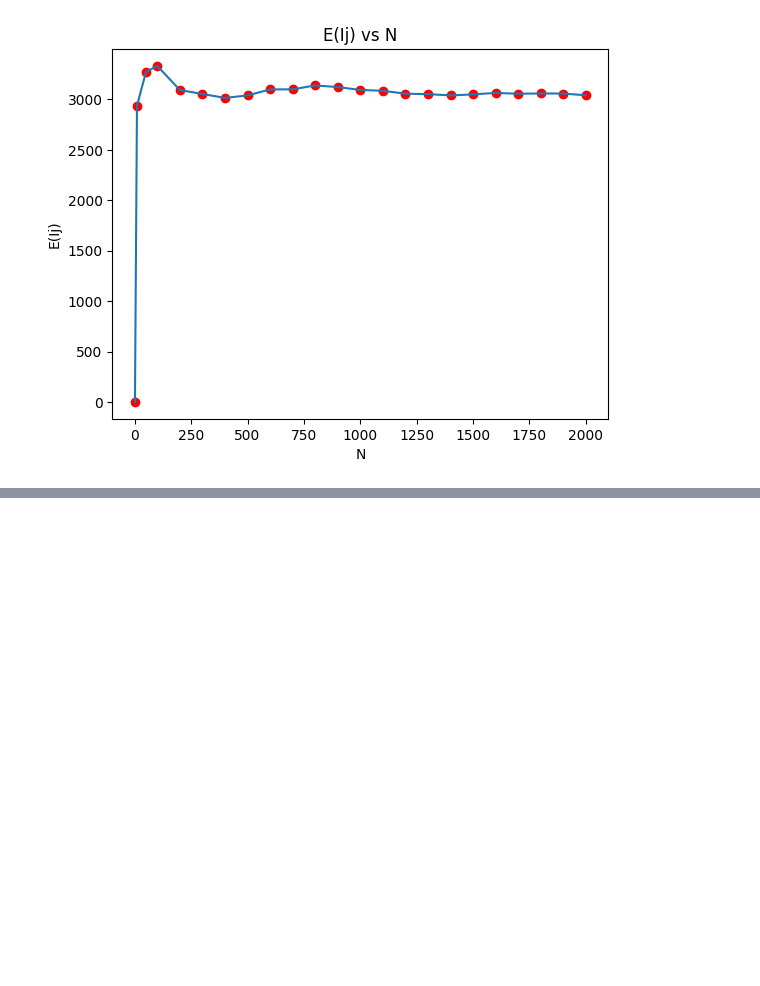
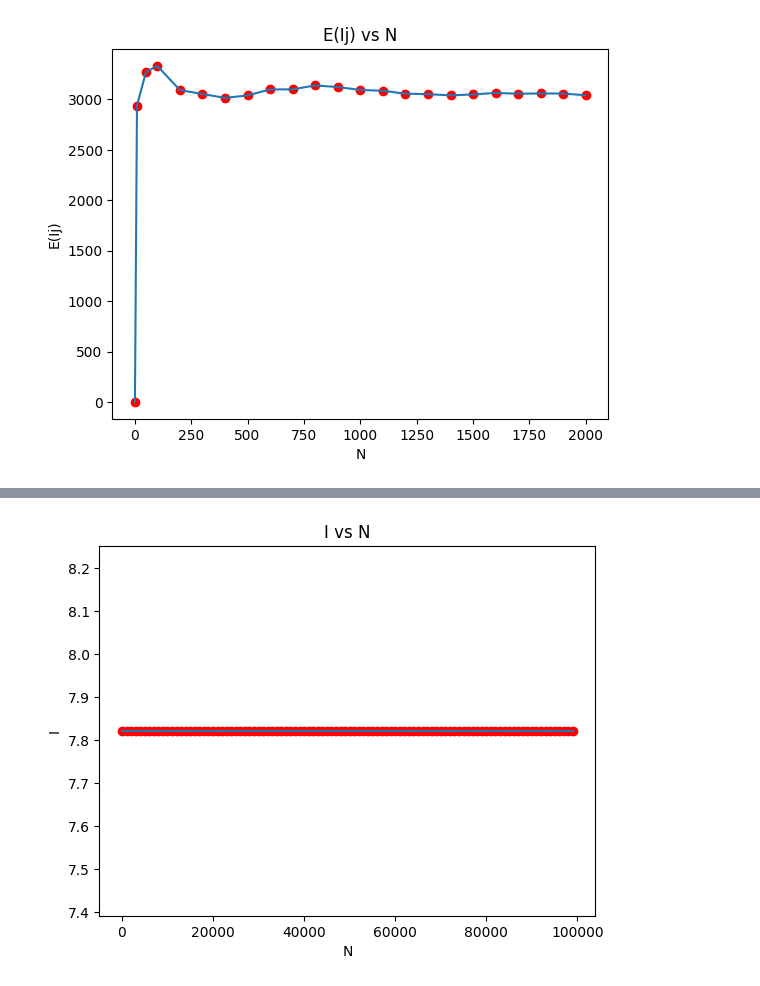
Before and after one commit to karthikprasanna/science2-assignment-2, a Jupyter notebook: code.ipynb, the cells around one changed output, grey strips where cells are left out. Saved outputs shown, nothing was run; the diff lists cells and outputs as text; code cells hidden in the pictures; blank space fills up the shorter version.

```diff
--- a/code.ipynb
+++ b/code.ipynb
@@ -70,0 +75,14 @@ plt.show()
+# %%
+def integrate(N):
+    x = generate_random_numbers(1000)
+    # scale x
+    x = x / np.max(x)
+    x = -3 + 6 * x
+
+    y = np.array([np.exp(np.cos(x[i])) for i in range(len(x))])
+    I = 6 * np.mean(y)
+    return I
+
+I = integrate(1000)
+
+print("The integral is: ", I)
@@ -70,0 +93,12 @@ plt.show()
+# %%
+N = np.arange(1, 100000, 1000)
+I = np.array([integrate(n) for n in N])
+
+plt.plot(N, I, 'ro')
+plt.plot(N, I)
+plt.xlabel('N')
+plt.ylabel('I')
+plt.title('I vs N')
+plt.show()
+# %% [output]
+[figure, added]
```
Also changed, not shown: parts of 4 cells of this notebook, 2 other files.
